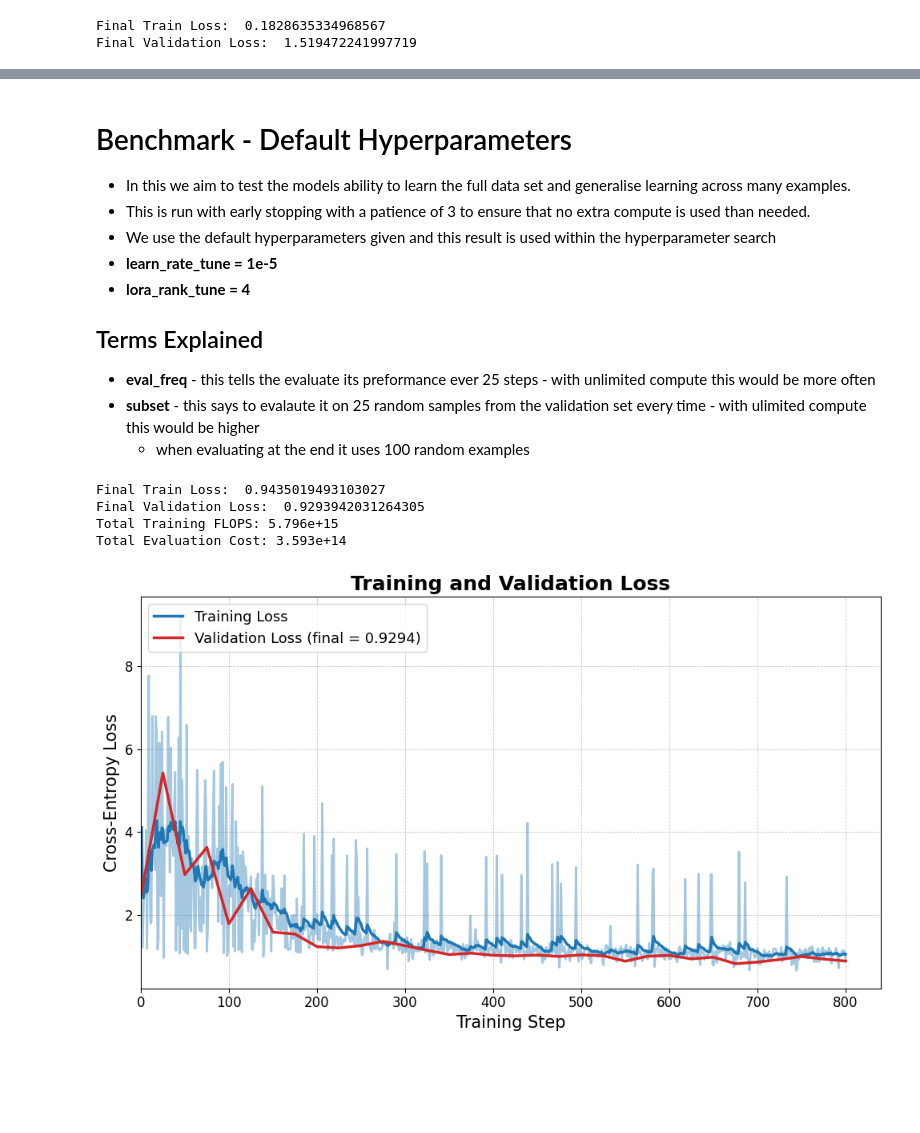
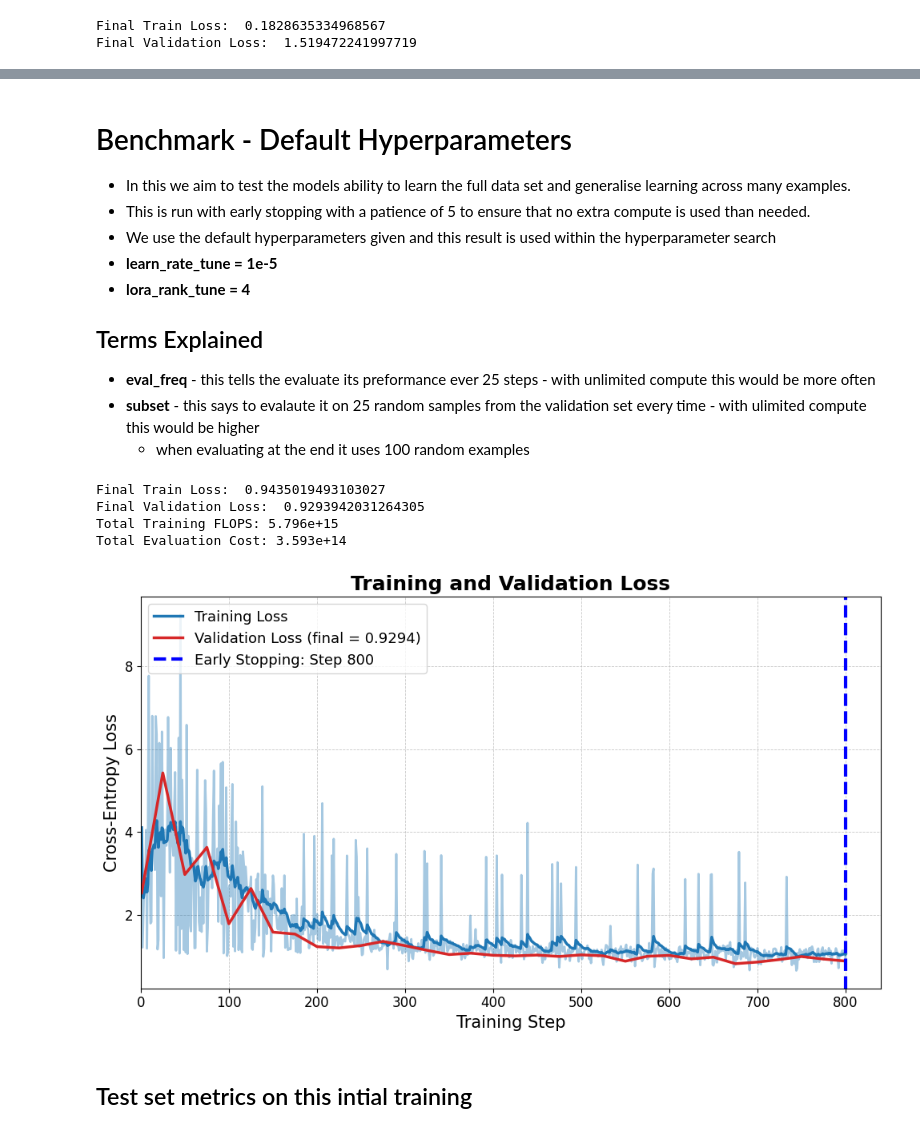
Before and after one commit to JacobTutt/lora_timeseries, a Jupyter notebook: 5_Lora_Model.ipynb, the cells around one changed output, grey strips where cells are left out. Drawn from its saved outputs; the diff is of its cells as text; code cells hidden in the pictures; blank space fills up the shorter version.

```diff
--- a/5_Lora_Model.ipynb
+++ b/5_Lora_Model.ipynb
@@ -74,7 +76,7 @@ plt.show()
 
 
 - In this we aim to test the models ability to learn the full data set and generalise learning across many examples.
-- This is run with early stopping with a patience of 3 to ensure that no extra compute is used than needed.
+- This is run with early stopping with a patience of 5 to ensure that no extra compute is used than needed.
 - We use the default hyperparameters given and this result is used within the hyperparameter search
 - **learn_rate_tune = 1e-5**
 - **lora_rank_tune = 4**
@@ -113,6 +115,8 @@ Final Validation Loss:  0.9293942031264305
 Total Training FLOPS: 5.796e+15
 Total Evaluation Cost: 3.593e+14
 # %%
-model_train_plot(train_step_tracker, train_loss_tracker, val_step_tracker, val_loss_tracker, val_loss_final, early_stopping_step)
+model_train_plot(train_step_tracker, train_loss_tracker, val_step_tracker, val_loss_tracker, val_loss_final, early_stopping_step, log_scale=False)
 # %% [output]
-[figure, old version]
+[figure, new version]
+# %% [markdown]
+## Test set metrics on this intial training
```
Also changed, not shown: parts of 9 cells of this notebook, 12 other files.
